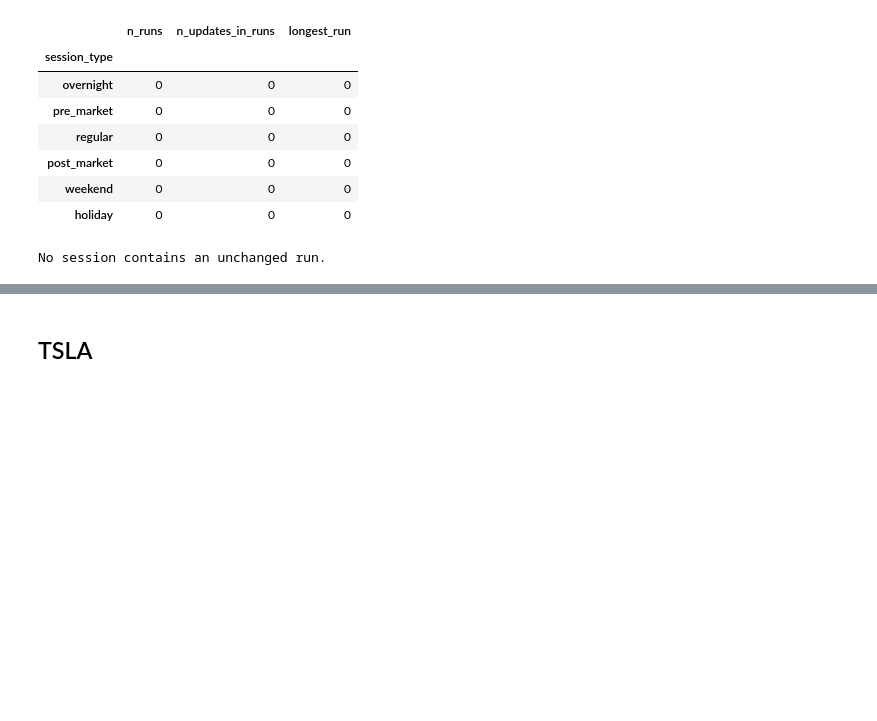
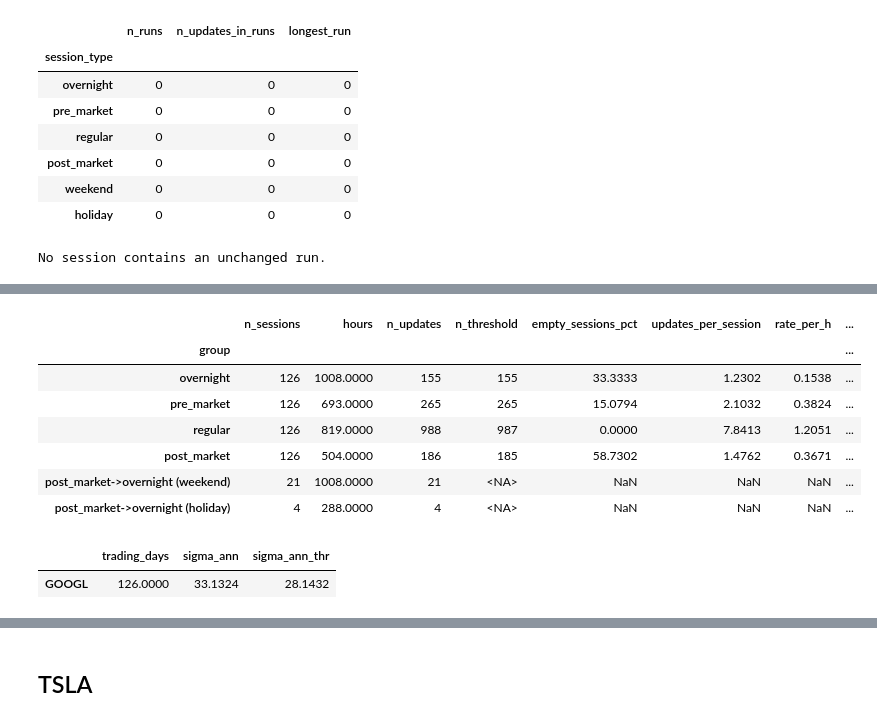
Before and after one commit to Robert29000/tokenized-price-feed-research, a Jupyter notebook: research.ipynb, the cells around one changed output, grey strips where cells are left out. Drawn from its saved outputs; the diff is of its cells as text; code cells hidden in the pictures; blank space fills up the shorter version.

```diff
--- a/research.ipynb
+++ b/research.ipynb
@@ -450,0 +757,14 @@ No session contains an unchanged run.
+# %%
+display(update_rate_table(feeds["GOOGL"]))
+display(annualized_volatility(feeds["GOOGL"]).to_frame().T)
+# %% [output]
+|  | n_sessions | hours | n_updates | n_threshold | empty_sessions_pct | updates_per_session | rate_per_h | ... |
+| group |  |  |  |  |  |  |  | ... |
+| overnight | 126 | 1008.0000 | 155 | 155 | 33.3333 | 1.2302 | 0.1538 | ... |
+| pre_market | 126 | 693.0000 | 265 | 265 | 15.0794 | 2.1032 | 0.3824 | ... |
+| regular | 126 | 819.0000 | 988 | 987 | 0.0000 | 7.8413 | 1.2051 | ... |
+| post_market | 126 | 504.0000 | 186 | 185 | 58.7302 | 1.4762 | 0.3671 | ... |
+| post_market->overnight (weekend) | 21 | 1008.0000 | 21 | <NA> | NaN | NaN | NaN | ... |
+| post_market->overnight (holiday) | 4 | 288.0000 | 4 | <NA> | NaN | NaN | NaN | ... |
+|  | trading_days | sigma_ann | sigma_ann_thr |
+| GOOGL | 126.0000 | 33.1324 | 28.1432 |
```
Also changed, not shown: parts of 40 cells of this notebook, 14 other files.
